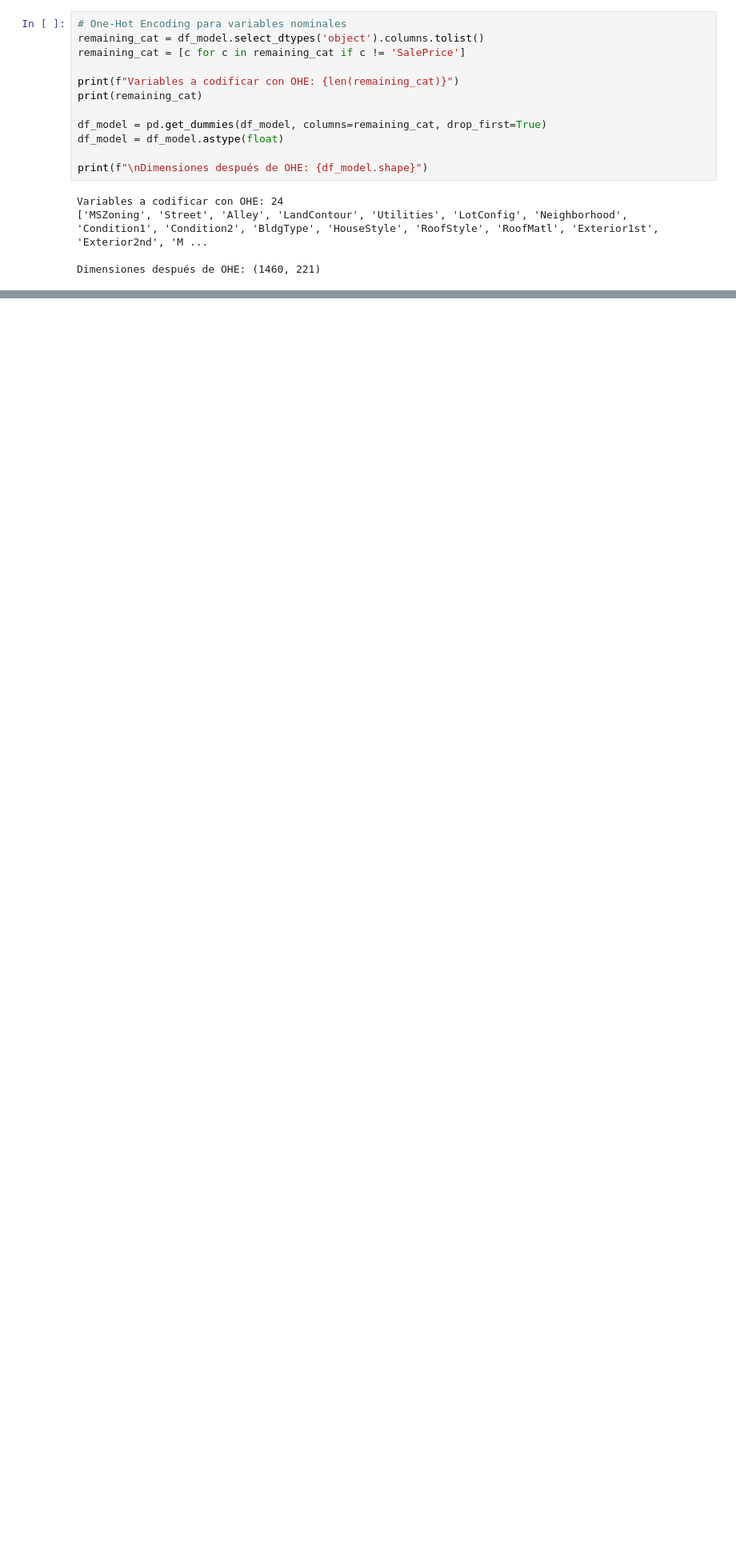
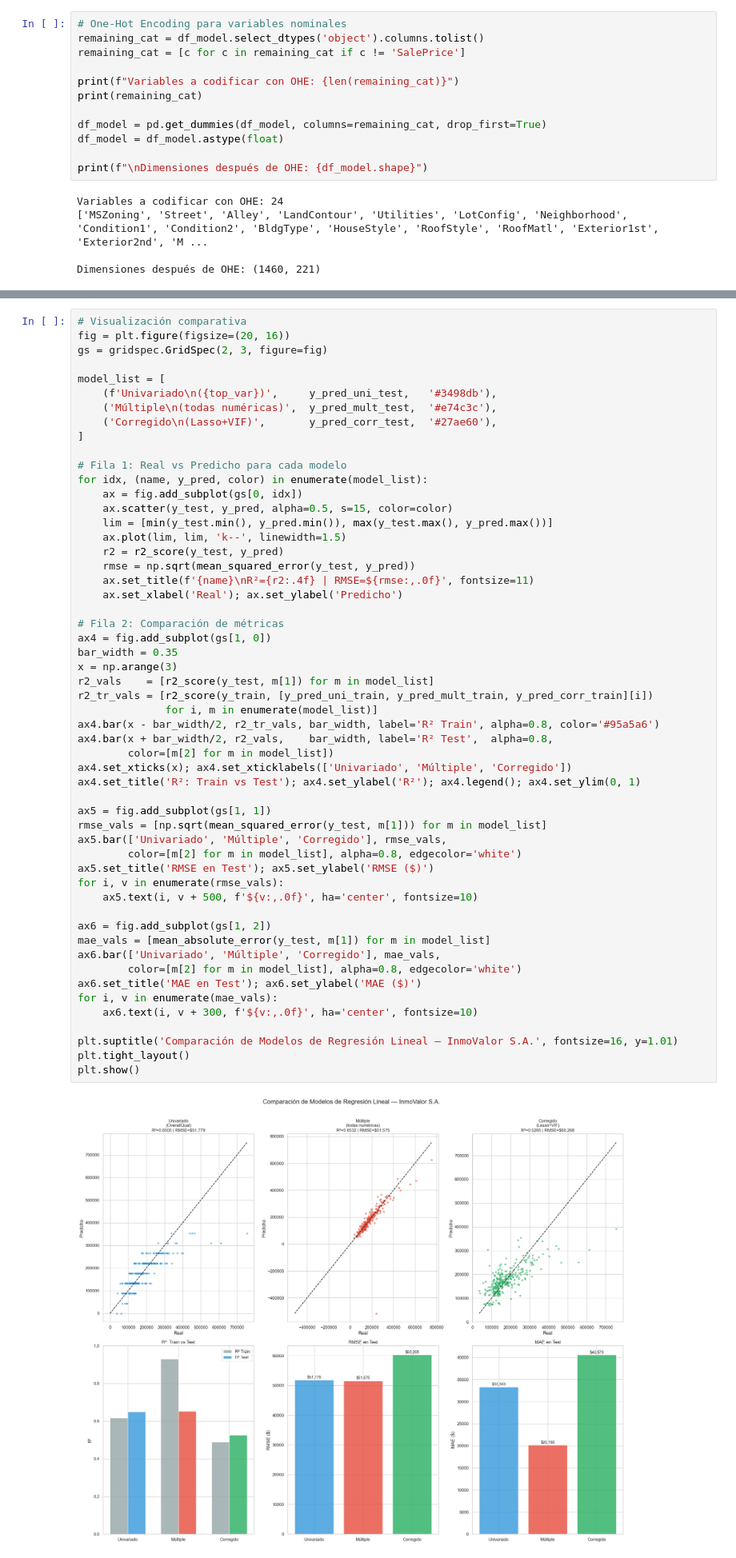
Before and after one commit to DijanU/lab3MRL, a Jupyter notebook: avances.ipynb, the cells around one changed output, grey strips where cells are left out. Shown at 80% size. Cells and saved outputs as stored; diff of their text form; blank space fills up the shorter version.

```diff
--- a/avances.ipynb
+++ b/avances.ipynb
@@ -1173,0 +1575,56 @@ Múltiple (todas numéricas)   0.6532   51574.74  20189.86
+# %%
+# Visualización comparativa
+fig = plt.figure(figsize=(20, 16))
+gs = gridspec.GridSpec(2, 3, figure=fig)
+
+model_list = [
+    (f'Univariado\n({top_var})',     y_pred_uni_test,   '#3498db'),
+    ('Múltiple\n(todas numéricas)',  y_pred_mult_test,  '#e74c3c'),
+    ('Corregido\n(Lasso+VIF)',       y_pred_corr_test,  '#27ae60'),
+]
+
+# Fila 1: Real vs Predicho para cada modelo
+for idx, (name, y_pred, color) in enumerate(model_list):
+    ax = fig.add_subplot(gs[0, idx])
+    ax.scatter(y_test, y_pred, alpha=0.5, s=15, color=color)
+    lim = [min(y_test.min(), y_pred.min()), max(y_test.max(), y_pred.max())]
+    ax.plot(lim, lim, 'k--', linewidth=1.5)
+    r2 = r2_score(y_test, y_pred)
+    rmse = np.sqrt(mean_squared_error(y_test, y_pred))
+    ax.set_title(f'{name}\nR²={r2:.4f} | RMSE=${rmse:,.0f}', fontsize=11)
+    ax.set_xlabel('Real'); ax.set_ylabel('Predicho')
+
+# Fila 2: Comparación de métricas
+ax4 = fig.add_subplot(gs[1, 0])
+bar_width = 0.35
+x = np.arange(3)
+r2_vals    = [r2_score(y_test, m[1]) for m in model_list]
+r2_tr_vals = [r2_score(y_train, [y_pred_uni_train, y_pred_mult_train, y_pred_corr_train][i])
+              for i, m in enumerate(model_list)]
+ax4.bar(x - bar_width/2, r2_tr_vals, bar_width, label='R² Train', alpha=0.8, color='#95a5a6')
+ax4.bar(x + bar_width/2, r2_vals,    bar_width, label='R² Test',  alpha=0.8,
+        color=[m[2] for m in model_list])
+ax4.set_xticks(x); ax4.set_xticklabels(['Univariado', 'Múltiple', 'Corregido'])
+ax4.set_title('R²: Train vs Test'); ax4.set_ylabel('R²'); ax4.legend(); ax4.set_ylim(0, 1)
+
+ax5 = fig.add_subplot(gs[1, 1])
+rmse_vals = [np.sqrt(mean_squared_error(y_test, m[1])) for m in model_list]
+ax5.bar(['Univariado', 'Múltiple', 'Corregido'], rmse_vals,
+        color=[m[2] for m in model_list], alpha=0.8, edgecolor='white')
+ax5.set_title('RMSE en Test'); ax5.set_ylabel('RMSE ($)')
+for i, v in enumerate(rmse_vals):
+    ax5.text(i, v + 500, f'${v:,.0f}', ha='center', fontsize=10)
+
+ax6 = fig.add_subplot(gs[1, 2])
+mae_vals = [mean_absolute_error(y_test, m[1]) for m in model_list]
+ax6.bar(['Univariado', 'Múltiple', 'Corregido'], mae_vals,
+        color=[m[2] for m in model_list], alpha=0.8, edgecolor='white')
+ax6.set_title('MAE en Test'); ax6.set_ylabel('MAE ($)')
+for i, v in enumerate(mae_vals):
+    ax6.text(i, v + 300, f'${v:,.0f}', ha='center', fontsize=10)
+
+plt.suptitle('Comparación de Modelos de Regresión Lineal — InmoValor S.A.', fontsize=16, y=1.01)
+plt.tight_layout()
+plt.show()
+# %% [output]
+[figure, added]
```
Also changed, not shown: parts of 63 cells of this notebook.
